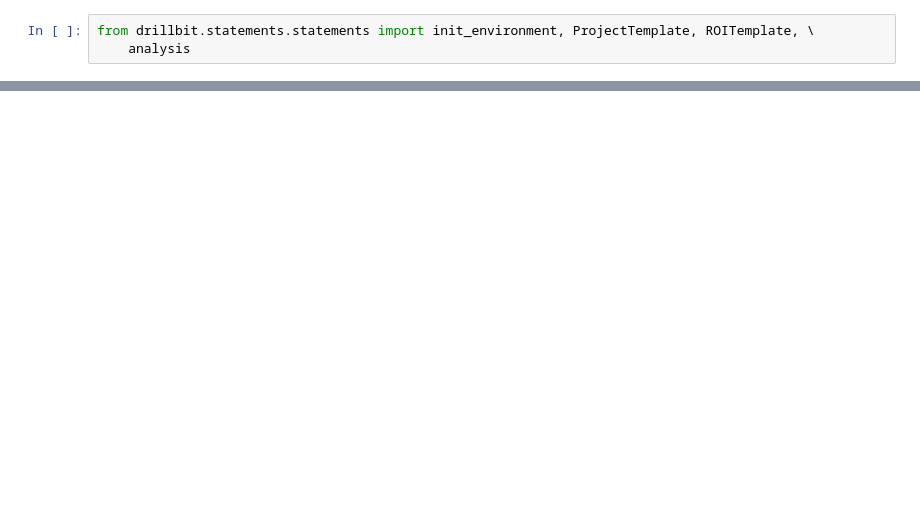
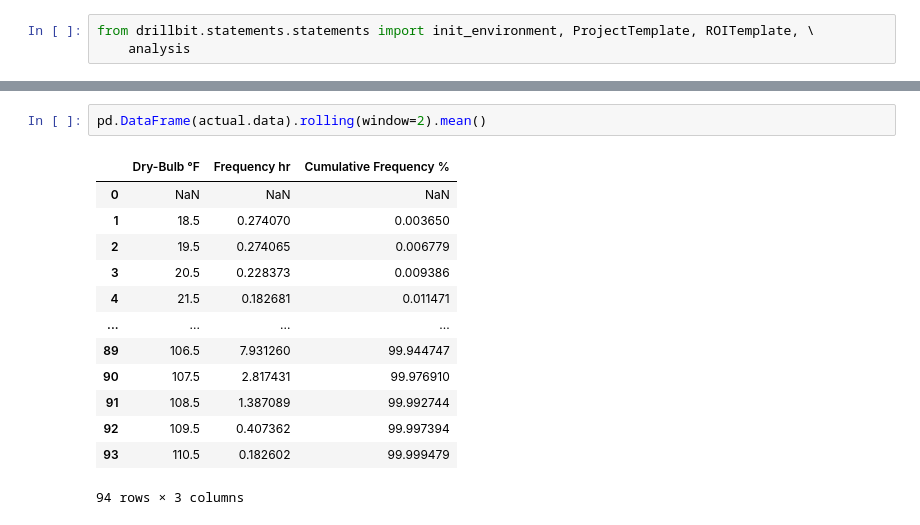
Before and after one commit to rjskene/drillbitapp, a Jupyter notebook: drillbit_dj/Untitled.ipynb, the cells around one changed output, grey strips where cells are left out. Drawn from its saved outputs; the diff is of its cells as text; blank space fills up the shorter version.

```diff
--- a/drillbit_dj/Untitled.ipynb
+++ b/drillbit_dj/Untitled.ipynb
@@ -195,0 +404,16 @@ df
+# %%
+pd.DataFrame(actual.data).rolling(window=2).mean()
+# %% [output]
+|  | Dry-Bulb °F | Frequency hr | Cumulative Frequency % |
+| 0 | NaN | NaN | NaN |
+| 1 | 18.5 | 0.274070 | 0.003650 |
+| 2 | 19.5 | 0.274065 | 0.006779 |
+| 3 | 20.5 | 0.228373 | 0.009386 |
+| 4 | 21.5 | 0.182681 | 0.011471 |
+| ... | ... | ... | ... |
+| 89 | 106.5 | 7.931260 | 99.944747 |
+| 90 | 107.5 | 2.817431 | 99.976910 |
+| 91 | 108.5 | 1.387089 | 99.992744 |
+| 92 | 109.5 | 0.407362 | 99.997394 |
+| 93 | 110.5 | 0.182602 | 99.999479 |
+94 rows × 3 columns
```
Also changed, not shown: parts of 50 cells of this notebook, 57 other files.
